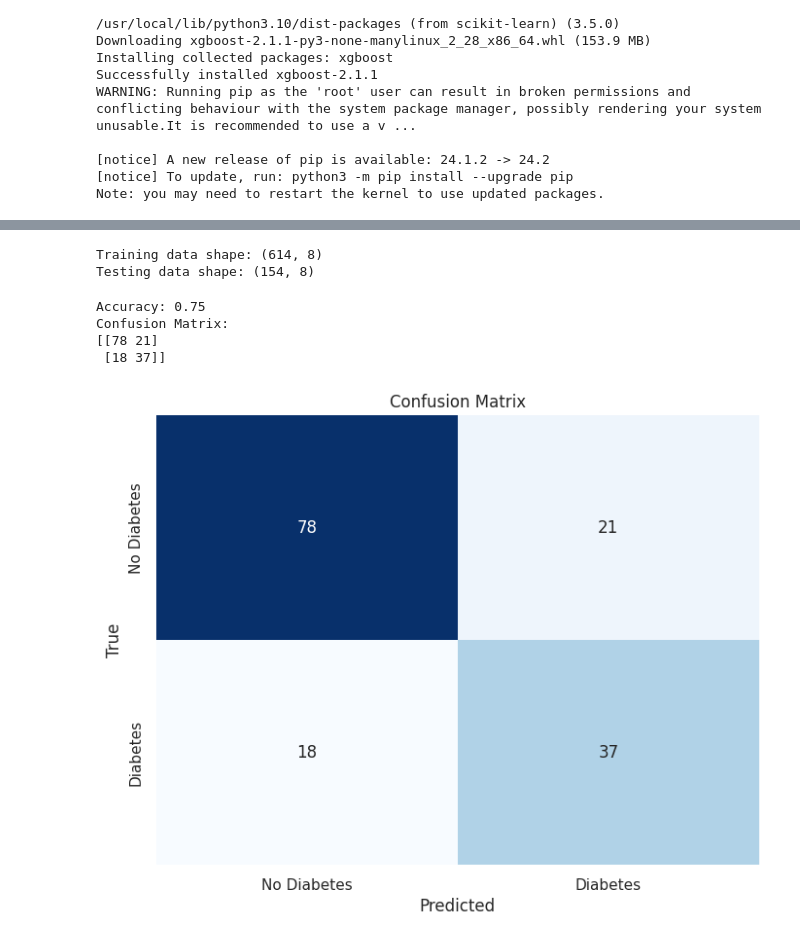
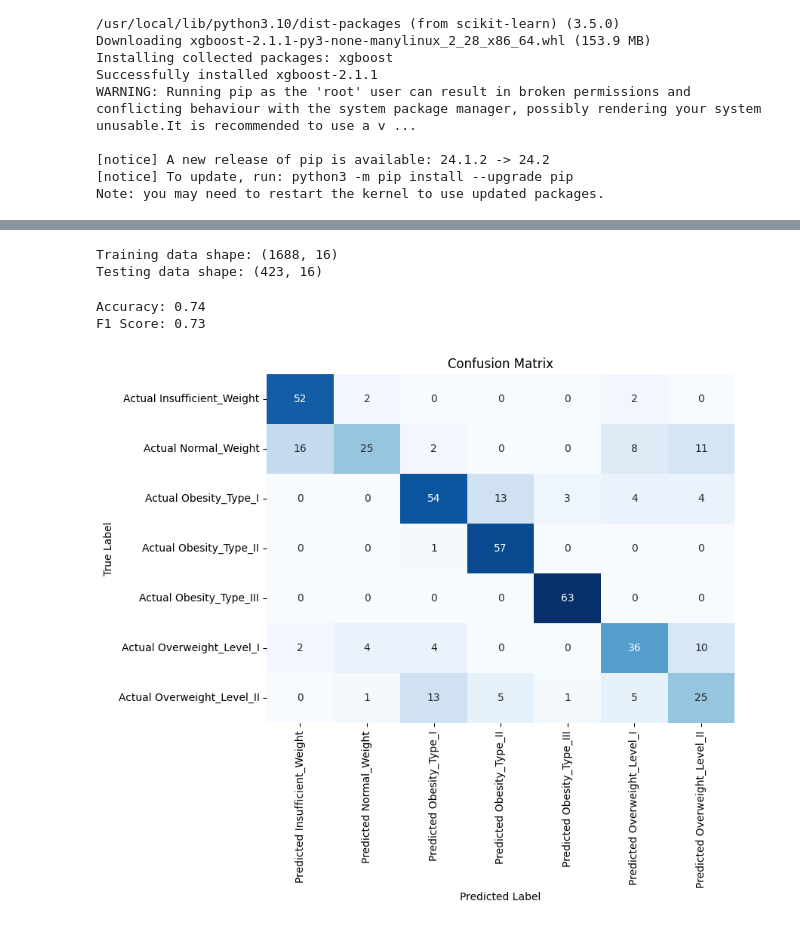
Before and after one commit to ZainAli26/NUTechAI, a Jupyter notebook: ai-programming/A1/AdvanceProgramming-A1.ipynb, the cells around one changed output, grey strips where cells are left out. Saved outputs shown, nothing was run; the diff lists cells and outputs as text; code cells hidden in the pictures.

```diff
--- a/ai-programming/A1/AdvanceProgramming-A1.ipynb
+++ b/ai-programming/A1/AdvanceProgramming-A1.ipynb
@@ -50,0 +86,16 @@ plt.show()
+# %%
+from sklearn.preprocessing import MinMaxScaler
+import pandas as pd
+
+# Initialize the scaler
+scaler = MinMaxScaler()
+
+columns = obesity_df.columns
+
+# Apply the scaler to the data (except the target if it's included)
+obesity_df = scaler.fit_transform(obesity_df)
+
+# Convert back to DataFrame for visualization
+obesity_df = pd.DataFrame(obesity_df, columns=columns)
+
+print(obesity_df.head())
@@ -51,9 +152,7 @@ plt.show()
 # %%
 from sklearn.model_selection import train_test_split
 
-# Split the dataset into features (X) and target (y)
-X = diabetes_df.drop("Outcome", axis=1)  # Features
-y = diabetes_df["Outcome"]                # Target
+X = obesity_df  # Features
 
 # Create a train-test split (80% training, 20% testing)
 X_train, X_test, y_train, y_test = train_test_split(X, y, test_size=0.2, random_state=42)
@@ -62,48 +161,55 @@ X_train, X_test, y_train, y_test = train_test_split(X, y, test_size=0.2, random_
 print(f"Training data shape: {X_train.shape}")
 print(f"Testing data shape: {X_test.shape}")
 # %% [output]
-Training data shape: (614, 8)
-Testing data shape: (154, 8)
+Training data shape: (1688, 16)
+Testing data shape: (423, 16)
 # %%
 # Logistic Regression Training & Evaluation
 
-from sklearn.metrics import accuracy_score, confusion_matrix, classification_report
+from sklearn.metrics import accuracy_score, f1_score, confusion_matrix
 import matplotlib.pyplot as plt
 
 from sklearn.linear_model import LogisticRegression
 
 # Create a Logistic Regression model
 logistic_model = LogisticRegression(max_iter=200)
 
 # Train the model
 logistic_model.fit(X_train, y_train)
 
 # Make predictions on the test set
 y_pred = logistic_model.predict(X_test)
 
 accuracy = accuracy_score(y_test, y_pred)
+print(f"Accuracy: {accuracy:.2f}")
+
+# Calculate F1 score
+f1 = f1_score(y_test, y_pred, average='weighted')
+print(f'F1 Score: {f1:.2f}')
+
 conf_matrix = confusion_matrix(y_test, y_pred)
 
-# Display the results
-print(f"Accuracy: {accuracy:.2f}")
-print("Confusion Matrix:")
-print(conf_matrix)
 
-# Plotting the confusion matrix
+xticketlabelvalues = []
+yticketlabelvalues = []
+for obese_label in outcome_mapping.keys():
+    xticketlabelvalues.append("Predicted " + obese_label)
+    yticketlabelvalues.append("Actual " + obese_label)
+
+# Plot the confusion matrix
 plt.figure(figsize=(8, 6))
 sns.heatmap(conf_matrix, annot=True, fmt='d', cmap='Blues', cbar=False,
-            xticklabels=['No Diabetes', 'Diabetes'],
-            yticklabels=['No Diabetes', 'Diabetes'])
+            xticklabels=xticketlabelvalues,
+            yticklabels=yticketlabelvalues)
+
+plt.xlabel('Predicted Label')
+plt.ylabel('True Label')
 plt.title('Confusion Matrix')
-plt.xlabel('Predicted')
-plt.ylabel('True')
 plt.show()
 # %% [output]
-Accuracy: 0.75
-Confusion Matrix:
-[[78 21]
- [18 37]]
+Accuracy: 0.74
+F1 Score: 0.73
-[figure, old version]
+[figure, new version]
 # %%
 # Knearest Neighbour Training & Evaluation
 
```
Also changed, not shown: parts of 12 cells of this notebook, 2 other files.
